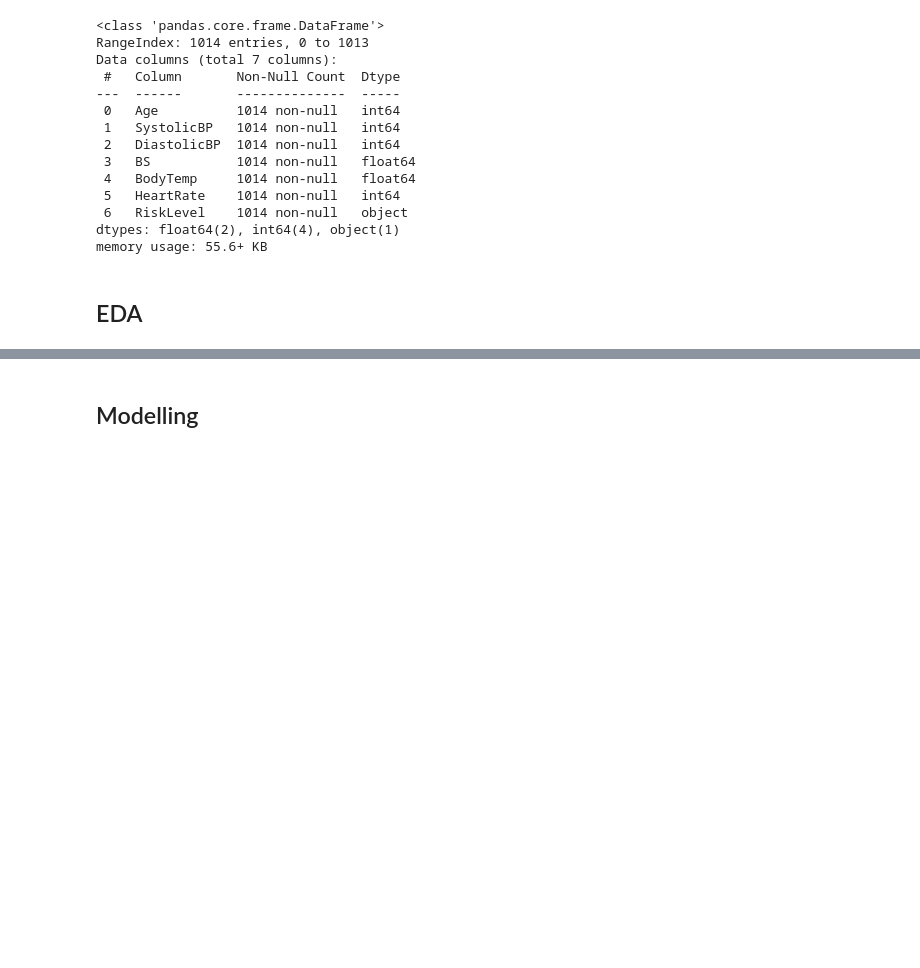
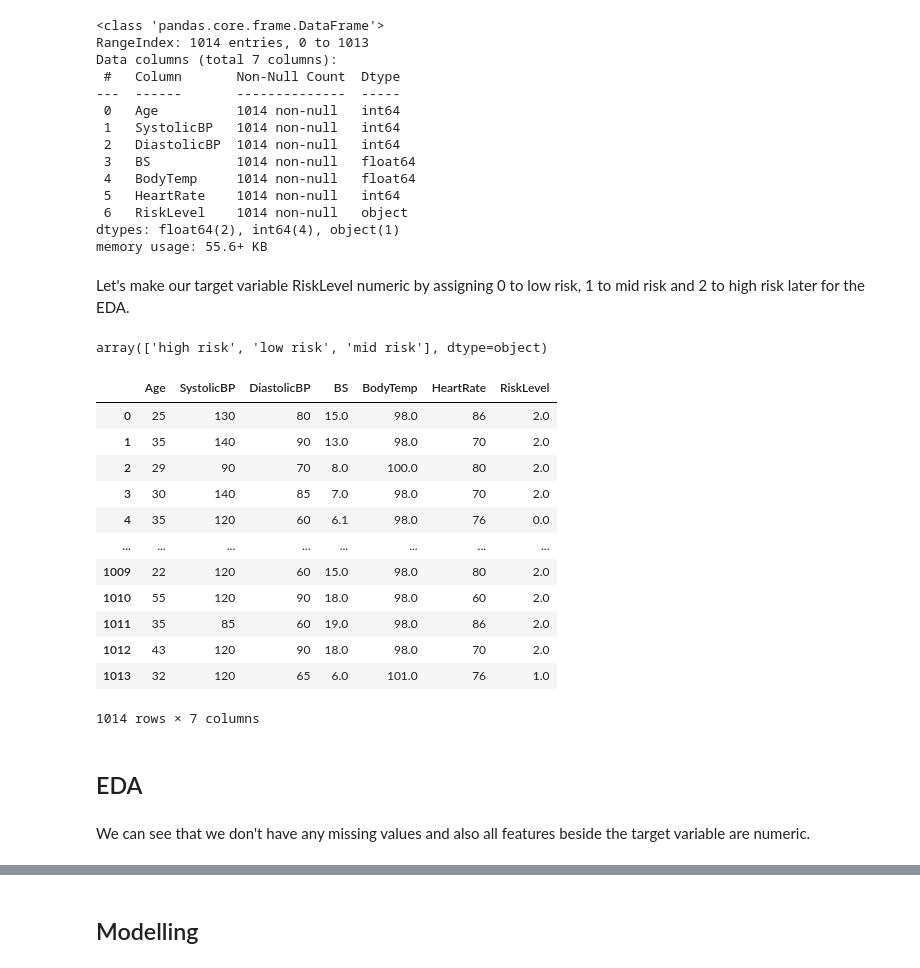
Before and after one commit to UBC-MDS/maternal_health_classification, a Jupyter notebook: notebooks/maternal_health_classification.ipynb, the cells around one changed output, grey strips where cells are left out. Drawn from its saved outputs; the diff is of its cells as text; code cells hidden in the pictures; blank space fills up the shorter version.

```diff
--- a/notebooks/maternal_health_classification.ipynb
+++ b/notebooks/maternal_health_classification.ipynb
@@ -54,5 +54,35 @@ Data columns (total 7 columns):
  6   RiskLevel    1014 non-null   object
 dtypes: float64(2), int64(4), object(1)
 memory usage: 55.6+ KB
+# %% [markdown]
+Let's make our target variable RiskLevel numeric by assigning 0 to low risk, 1 to mid risk and 2 to high risk later for the EDA.
+# %%
+df_eda = df.copy()
+df_eda['RiskLevel'].unique()
+# %% [output]
+array(['high risk', 'low risk', 'mid risk'], dtype=object)
+# %%
+RiskLevel = {'low risk':0,
+        'mid risk':1,
+        'high risk':2}
+
+df_eda['RiskLevel'] = df_eda['RiskLevel'].map(RiskLevel).astype(float)
+df_eda
+# %% [output]
+|  | Age | SystolicBP | DiastolicBP | BS | BodyTemp | HeartRate | RiskLevel |
+| 0 | 25 | 130 | 80 | 15.0 | 98.0 | 86 | 2.0 |
+| 1 | 35 | 140 | 90 | 13.0 | 98.0 | 70 | 2.0 |
+| 2 | 29 | 90 | 70 | 8.0 | 100.0 | 80 | 2.0 |
+| 3 | 30 | 140 | 85 | 7.0 | 98.0 | 70 | 2.0 |
+| 4 | 35 | 120 | 60 | 6.1 | 98.0 | 76 | 0.0 |
+| ... | ... | ... | ... | ... | ... | ... | ... |
+| 1009 | 22 | 120 | 60 | 15.0 | 98.0 | 80 | 2.0 |
+| 1010 | 55 | 120 | 90 | 18.0 | 98.0 | 60 | 2.0 |
+| 1011 | 35 | 85 | 60 | 19.0 | 98.0 | 86 | 2.0 |
+| 1012 | 43 | 120 | 90 | 18.0 | 98.0 | 70 | 2.0 |
+| 1013 | 32 | 120 | 65 | 6.0 | 101.0 | 76 | 1.0 |
+1014 rows × 7 columns
 # %% [markdown]
 ## EDA
+# %% [markdown]
+We can see that we don't have any missing values and also all features beside the target variable are numeric.
```
Also changed, not shown: parts of 10 cells of this notebook.
